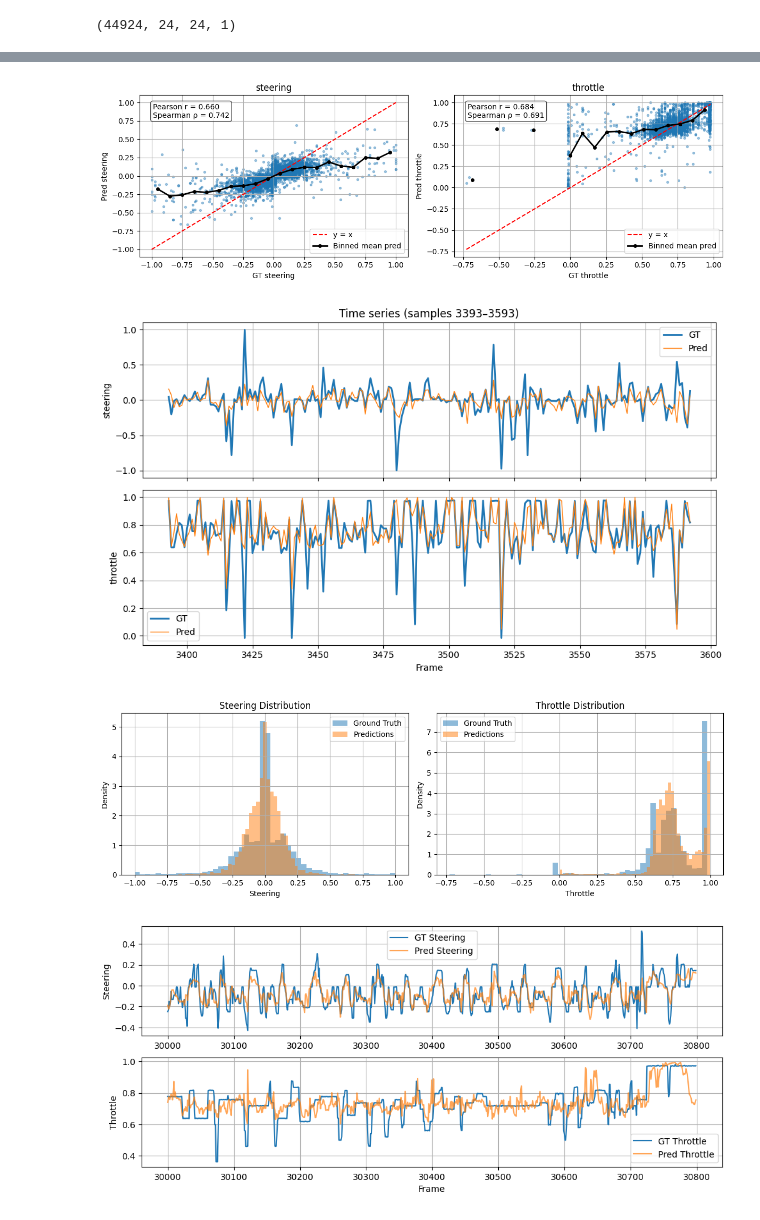
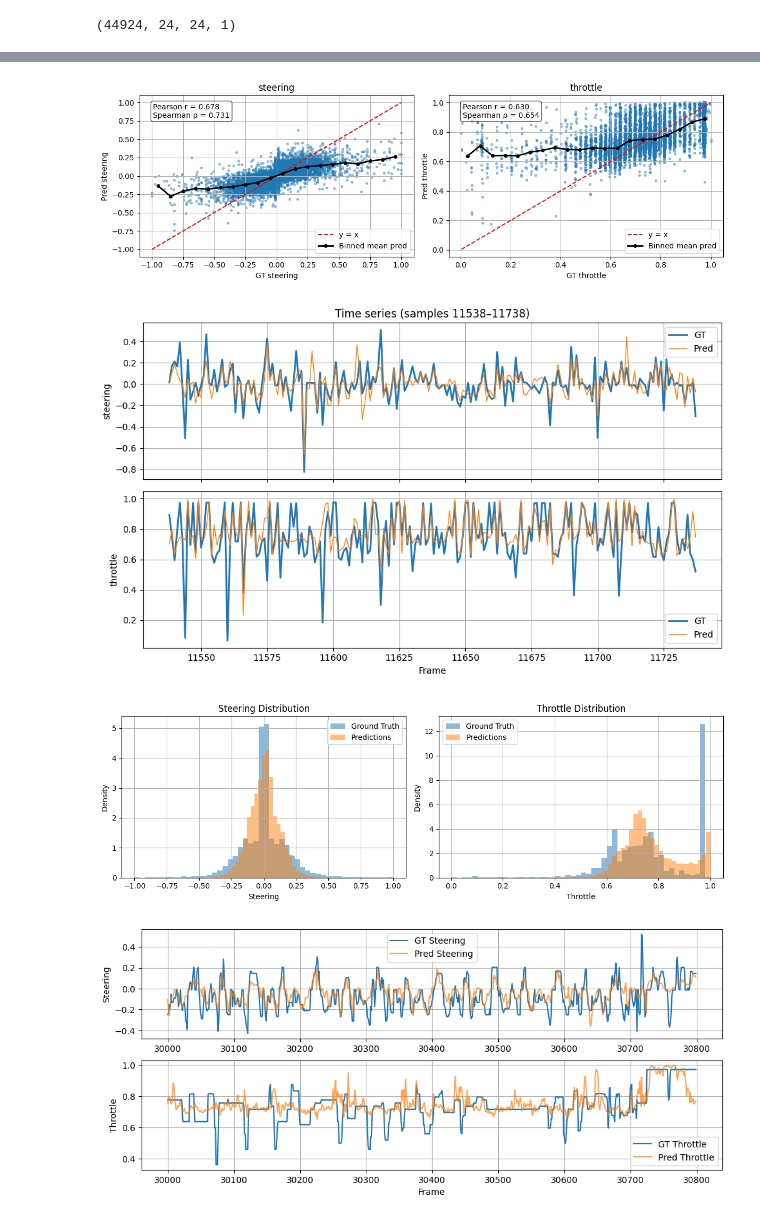
Before and after one commit to regularpooria/tinynav_cnn, a Jupyter notebook: big_boy_that_works.ipynb, the cells around one changed output, grey strips where cells are left out. Drawn from its saved outputs; the diff is of its cells as text; code cells hidden in the pictures.

```diff
--- a/big_boy_that_works.ipynb
+++ b/big_boy_that_works.ipynb
@@ -92,10 +92,15 @@ def create_blocks(X: np.ndarray, Y: np.ndarray, frame_count: int = 6, stride: in
     for start in range(0, n - frame_count + 1, stride):
         end = start + frame_count
         blocks.append(X[start:end])
-        labels.append(Y[end - 1])
+        labels.append(Y[end - 1])  # shape (2,)
 
     X_grouped = np.array(blocks)
-    Y_grouped = np.array(labels)
+    Y_grouped = np.array(labels)  # shape (samples, 2)
+
+    # Remove samples where throttle (column 1) is negative
+    valid_mask = Y_grouped[:, 1] >= 0
+    X_grouped = X_grouped[valid_mask]
+    Y_grouped = Y_grouped[valid_mask]
 
     # Remove last singleton channel
     X_grouped = np.squeeze(X_grouped, axis=-1)
@@ -106,7 +111,7 @@ def create_blocks(X: np.ndarray, Y: np.ndarray, frame_count: int = 6, stride: in
     return X_grouped, Y_grouped
 
 
-X, Y = create_blocks(X_all, Y_all, FRAMES_PER_BLOCK, 5)
+X, Y = create_blocks(X_all, Y_all, FRAMES_PER_BLOCK, 3)
 print(X.shape)
 print(Y.shape)
 # %% [output]
@@ -138,12 +143,28 @@ Y min/max: [-1. -1.] [1. 1.]
 from sklearn.model_selection import train_test_split
 
 # First split: train (80%) and temp (20%)
-X_train, X_temp, y_train, y_temp = train_test_split(
+X_train, X_test, y_train, y_test = train_test_split(
     X, Y,
-    test_size=0.2,
+    test_size=0.4,
     random_state=42,
-    shuffle=True
+    shuffle=False
 )
+# %%
+import os
+import matplotlib.pyplot as plt
+
+output_dir = "saved_frames"
+os.makedirs(output_dir, exist_ok=True)
+i, j = 100, 14
+frame = X[i, :, :, j]   # choose your i and j
+
+plt.figure()
+plt.imshow(frame, cmap="gray")
+plt.axis("off")
+
+save_path = os.path.join(output_dir, f"sample_{i}_frame_{j}.png")
+plt.savefig(save_path, dpi=300, bbox_inches="tight", pad_inches=0)
+plt.close()
 # %%
 import matplotlib.pyplot as plt
 import numpy as np
@@ -407,0 +415,2 @@ plot_learning_curves(history)
+# %%
+model = tf.keras.models.load_model("output/best_model.keras")
@@ -412,7 +423,7 @@ import numpy as np
 import matplotlib.pyplot as plt
 
 # Get predictions
-y_pred = model.predict(X_temp, batch_size=64)
+y_pred = model.predict(X_test, batch_size=64)
 
 # Handle multi-output model
 if isinstance(y_pred, list):  # separate outputs
@@ -478,7 +489,7 @@ def plot_pred_vs_gt_with_bins(
     plt.tight_layout()
     plt.show()
 
-plot_pred_vs_gt_with_bins(y_temp, y_pred_combined)
+plot_pred_vs_gt_with_bins(y_test, y_pred_combined)
 def plot_time_series(y_true, y_pred, n_start=None, n_end=None, names=("steering", "throttle")):
     n_samples = len(y_true)
 
@@ -508,14 +519,14 @@ def plot_time_series(y_true, y_pred, n_start=None, n_end=None, names=("steering"
     plt.show()
 
 # Now you can call it without arguments
-plot_time_series(y_temp, y_pred_combined)
+plot_time_series(y_test, y_pred_combined)
 
 
 
 fig, axes = plt.subplots(1, 2, figsize=(12, 4))
 
 # Steering distribution
-axes[0].hist(y_temp[:, 0], bins=50, alpha=0.5, label='Ground Truth', density=True)
+axes[0].hist(y_test[:, 0], bins=50, alpha=0.5, label='Ground Truth', density=True)
 axes[0].hist(y_pred_combined[:, 0], bins=50, alpha=0.5, label='Predictions', density=True)
 axes[0].set_xlabel('Steering')
 axes[0].set_ylabel('Density')
@@ -524,7 +535,7 @@ axes[0].legend()
 axes[0].grid(True)
 
 # Throttle distribution
-axes[1].hist(y_temp[:, 1], bins=50, alpha=0.5, label='Ground Truth', density=True)
+axes[1].hist(y_test[:, 1], bins=50, alpha=0.5, label='Ground Truth', density=True)
 axes[1].hist(y_pred_combined[:, 1], bins=50, alpha=0.5, label='Predictions', density=True)
 axes[1].set_xlabel('Throttle')
 axes[1].set_ylabel('Density')
@@ -539,6 +550,6 @@ plt.show()
-[figure, old version]
+[figure, new version]
-[figure, old version]
+[figure, new version]
-[figure, old version]
+[figure, new version]
 # %%
 def closed_loop_rollout_range(model, X_all, Y_all, T, start, end):
     """
@@ -606,4 +617,4 @@ plt.grid(True)
 
 plt.show()
 # %% [output]
-[figure, old version]
+[figure, new version]
```
Also changed, not shown: parts of 15 cells of this notebook, 19 other files.
